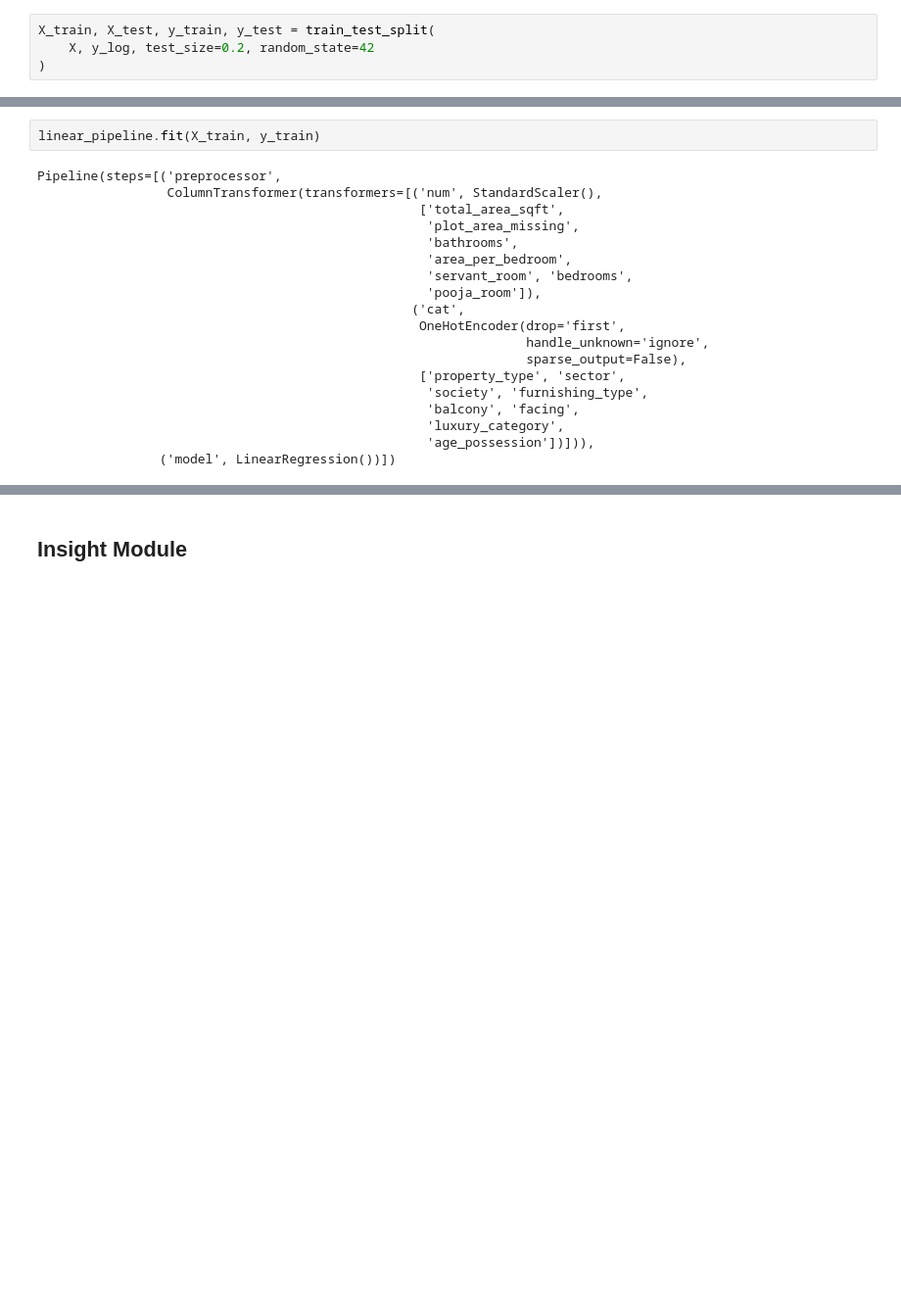
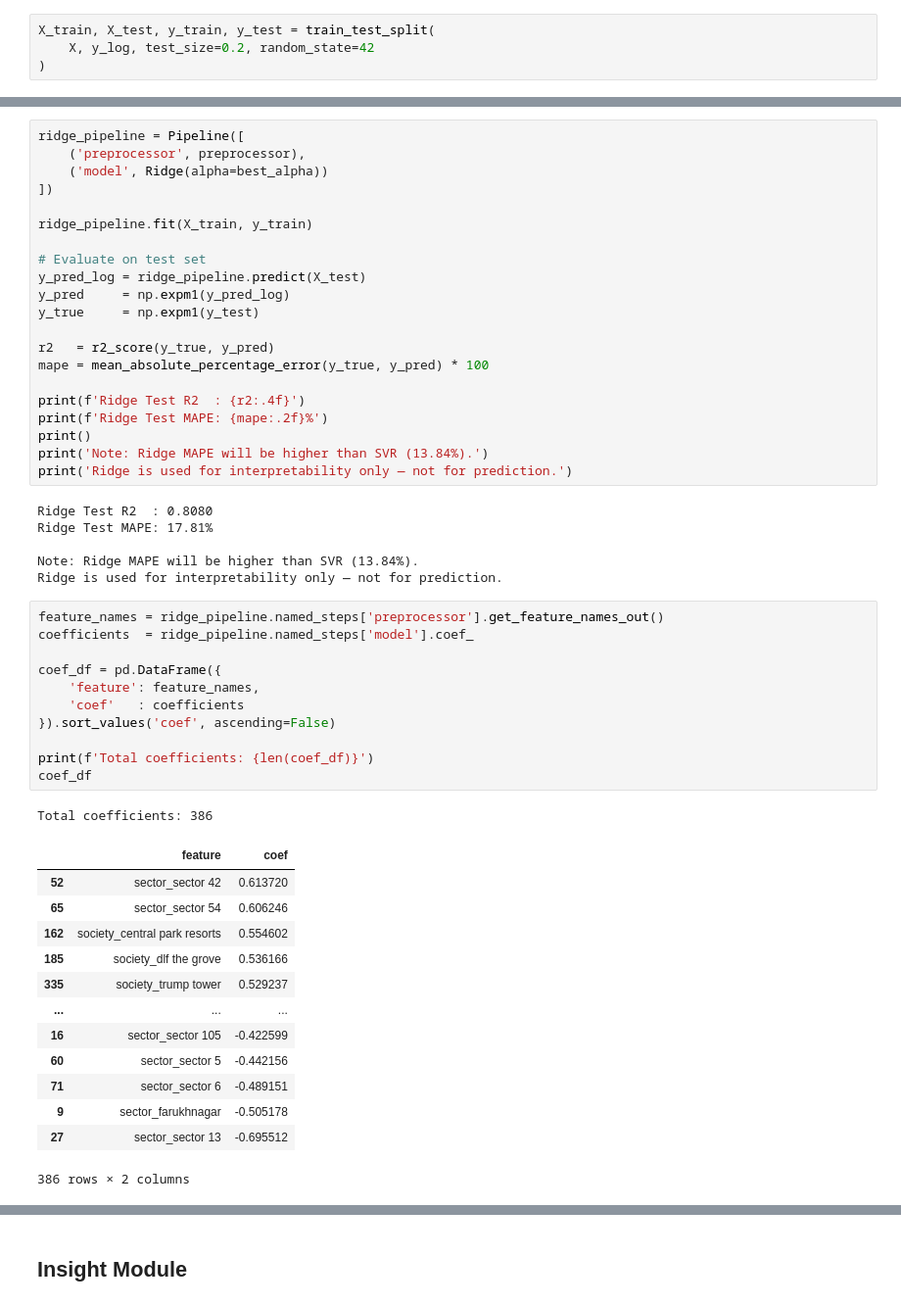
Before and after one commit to Jaygit1729/PropNavigator-Real-Estate-ML, a Jupyter notebook: notebooks/insight_module/insight_module.ipynb, the cells around one changed output, grey strips where cells are left out. Shown at 98% size. Cells and saved outputs as stored; diff of their text form; blank space fills up the shorter version.

```diff
--- a/notebooks/insight_module/insight_module.ipynb
+++ b/notebooks/insight_module/insight_module.ipynb
@@ -84,22 +112,54 @@ CV Std: 0.015402121441797293
+# %%
+ridge_pipeline = Pipeline([
+    ('preprocessor', preprocessor),
+    ('model', Ridge(alpha=best_alpha))
+])
+
+ridge_pipeline.fit(X_train, y_train)
+
+# Evaluate on test set
+y_pred_log = ridge_pipeline.predict(X_test)
+y_pred     = np.expm1(y_pred_log)
+y_true     = np.expm1(y_test)
+
+r2   = r2_score(y_true, y_pred)
+mape = mean_absolute_percentage_error(y_true, y_pred) * 100
+
+print(f'Ridge Test R2  : {r2:.4f}')
+print(f'Ridge Test MAPE: {mape:.2f}%')
+print()
+print('Note: Ridge MAPE will be higher than SVR (13.84%).')
+print('Ridge is used for interpretability only — not for prediction.')
+# %% [output]
+Ridge Test R2  : 0.8080
+Ridge Test MAPE: 17.81%
+
+Note: Ridge MAPE will be higher than SVR (13.84%).
+Ridge is used for interpretability only — not for prediction.
 # %%
-linear_pipeline.fit(X_train, y_train)
+feature_names = ridge_pipeline.named_steps['preprocessor'].get_feature_names_out()
+coefficients  = ridge_pipeline.named_steps['model'].coef_
+
+coef_df = pd.DataFrame({
+    'feature': feature_names,
+    'coef'   : coefficients
+}).sort_values('coef', ascending=False)
+
+print(f'Total coefficients: {len(coef_df)}')
+coef_df
 # %% [output]
-Pipeline(steps=[('preprocessor',
-                 ColumnTransformer(transformers=[('num', StandardScaler(),
-                                                  ['total_area_sqft',
-                                                   'plot_area_missing',
-                                                   'bathrooms',
-                                                   'area_per_bedroom',
-                                                   'servant_room', 'bedrooms',
-                                                   'pooja_room']),
-                                                 ('cat',
-                                                  OneHotEncoder(drop='first',
-                                                                handle_unknown='ignore',
-                                                                sparse_output=False),
-                                                  ['property_type', 'sector',
-                                                   'society', 'furnishing_type',
-                                                   'balcony', 'facing',
-                                                   'luxury_category',
-                                                   'age_possession'])])),
-                ('model', LinearRegression())])
+Total coefficients: 386
+|  | feature | coef |
+| 52 | sector_sector 42 | 0.613720 |
+| 65 | sector_sector 54 | 0.606246 |
+| 162 | society_central park resorts | 0.554602 |
+| 185 | society_dlf the grove | 0.536166 |
+| 335 | society_trump tower | 0.529237 |
+| ... | ... | ... |
+| 16 | sector_sector 105 | -0.422599 |
+| 60 | sector_sector 5 | -0.442156 |
+| 71 | sector_sector 6 | -0.489151 |
+| 9 | sector_farukhnagar | -0.505178 |
+| 27 | sector_sector 13 | -0.695512 |
+386 rows × 2 columns
 # %%
```
Also changed, not shown: parts of 24 cells of this notebook, 6 other files.
